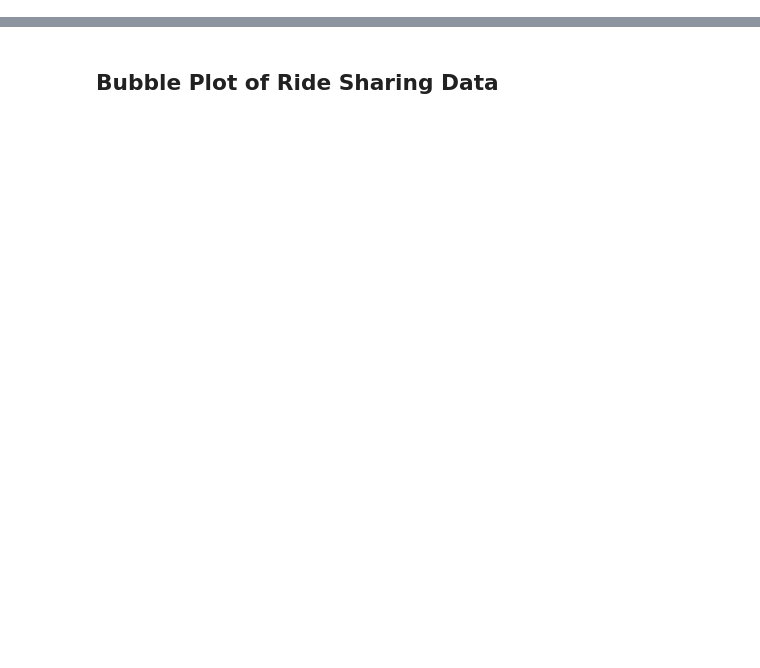
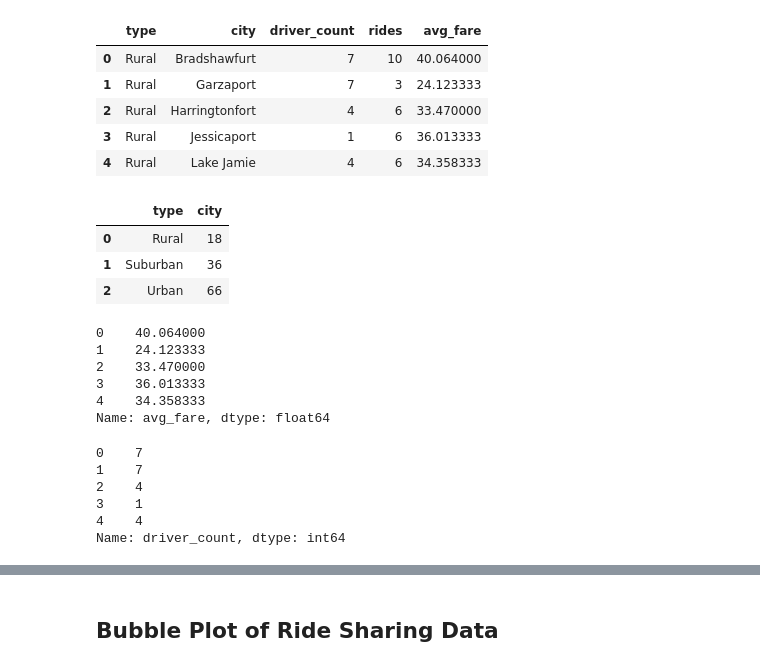
Before and after one commit to reedkm/matplotlib-pyber, a Jupyter notebook: pyber_starter_Kreed.ipynb, the cells around one changed output, grey strips where cells are left out. Saved outputs shown, nothing was run; the diff lists cells and outputs as text; code cells hidden in the pictures; blank space fills up the shorter version.

```diff
--- a/pyber_starter_Kreed.ipynb
+++ b/pyber_starter_Kreed.ipynb
@@ -26,0 +35,12 @@ ride_data_to_load = "data/ride_data.csv"
+# %%
+type_group = pyber_data_complete.groupby(['type','city', 'driver_count'], as_index=False).agg({'ride_id':'count', 'fare':'mean'}).rename(columns={'ride_id':'rides', 'fare':'avg_fare'})
+#type_group = pyber_data_complete.groupby(['city'], as_index=False).agg({'driver_count':'sum', 'fare':'mean'})#.rename(columns={'school_name':'Total Students', 'math_score':'Average Math Score', 'reading_score':'Average Reading Score'})
+
+type_group.head()
+# %% [output]
+|  | type | city | driver_count | rides | avg_fare |
+| 0 | Rural | Bradshawfurt | 7 | 10 | 40.064000 |
+| 1 | Rural | Garzaport | 7 | 3 | 24.123333 |
+| 2 | Rural | Harringtonfort | 4 | 6 | 33.470000 |
+| 3 | Rural | Jessicaport | 1 | 6 | 36.013333 |
+| 4 | Rural | Lake Jamie | 4 | 6 | 34.358333 |
@@ -26,0 +52,25 @@ ride_data_to_load = "data/ride_data.csv"
+# %%
+cities
+# %% [output]
+|  | type | city |
+| 0 | Rural | 18 |
+| 1 | Suburban | 36 |
+| 2 | Urban | 66 |
+# %%
+avgFares.head()
+# %% [output]
+0    40.064000
+1    24.123333
+2    33.470000
+3    36.013333
+4    34.358333
+Name: avg_fare, dtype: float64
+# %%
+drivers.head()
+# %% [output]
+0    7
+1    7
+2    4
+3    1
+4    4
+Name: driver_count, dtype: int64
```
Also changed, not shown: parts of 11 cells of this notebook.
